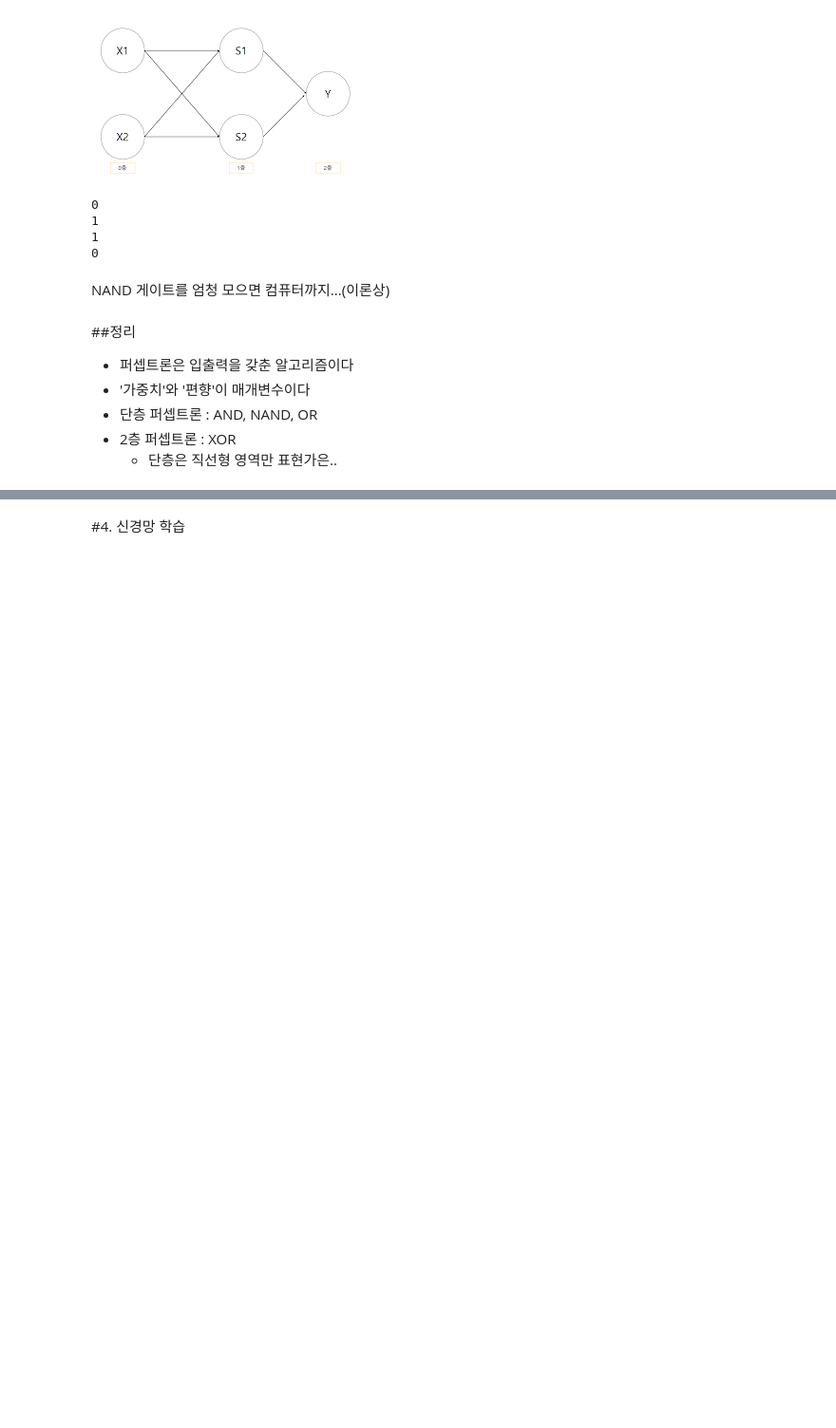
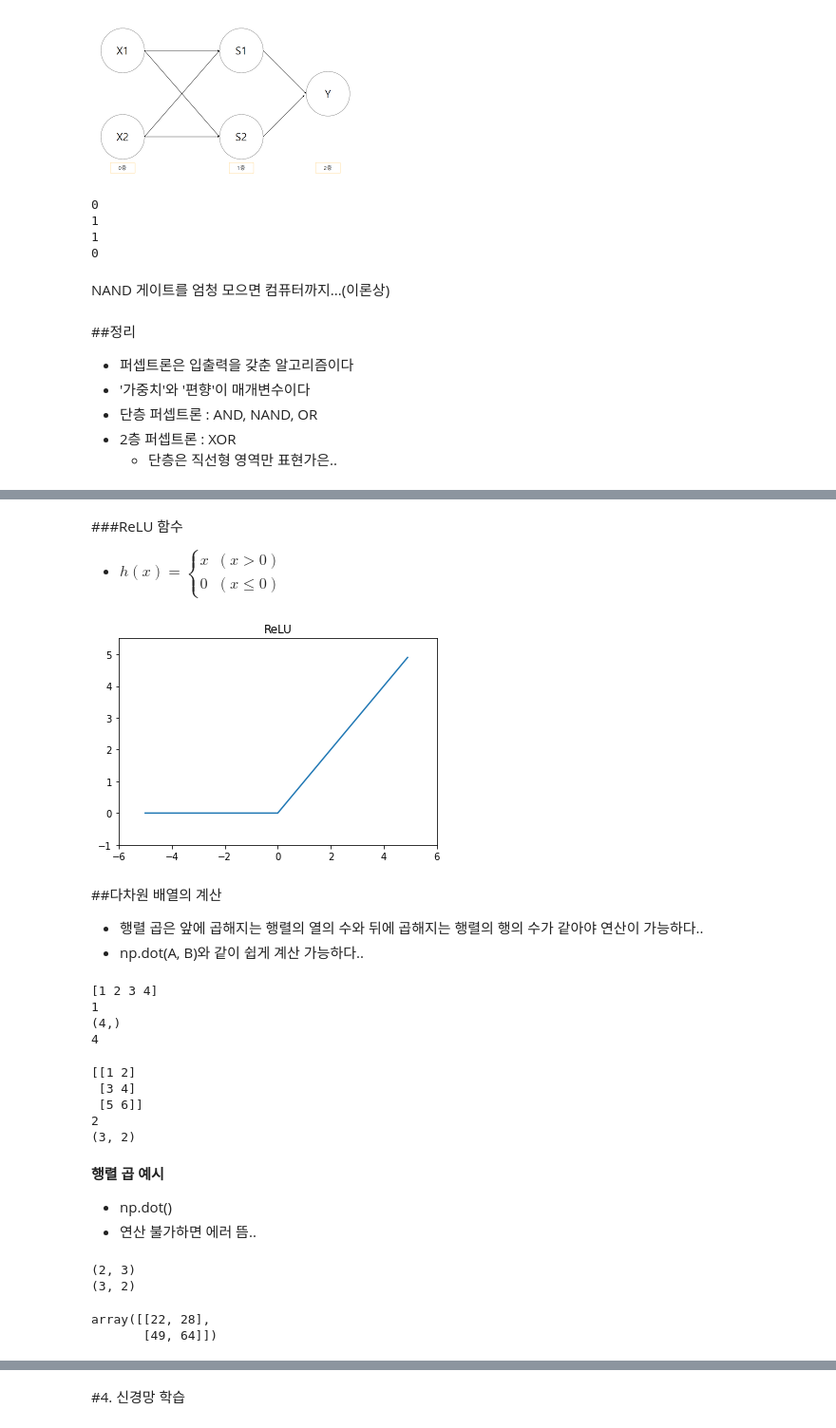
Before and after one commit to dong-tak123/Deep_Learning_From_Scratch, a Jupyter notebook: Deep_Learning_From_Scratch_1.ipynb, the cells around one changed output, grey strips where cells are left out. Shown at 95% size. Saved outputs shown, nothing was run; the diff lists cells and outputs as text; code cells hidden in the pictures; blank space fills up the shorter version.

```diff
--- a/Deep_Learning_From_Scratch_1.ipynb
+++ b/Deep_Learning_From_Scratch_1.ipynb
@@ -203,0 +309,74 @@ NAND 게이트를 엄청 모으면 컴퓨터까지...(이론상)
+# %% [markdown]
+###ReLU 함수
+
+- $
+h(x) = \begin{cases}x & (x > 0) \\
+0 & (x \le 0)
+\end{cases}
+$
+# %%
+def relu(x):
+    return np.maximum(0, x)
+# %%
+#그래프..
+
+x = np.arange(-5.0, 5.0, 0.1)
+y = relu(x)
+plt.plot(x, y)
+plt.xlim(-6, 6)
+plt.ylim(-1, 5.5)
+plt.title("ReLU")
+plt.show()
+# %% [output]
+[figure, added]
+# %% [markdown]
+##다차원 배열의 계산
+
+- 행렬 곱은 앞에 곱해지는 행렬의 열의 수와 뒤에 곱해지는 행렬의 행의 수가 같아야 연산이 가능하다..
+- np.dot(A, B)와 같이 쉽게 계산 가능하다..
+# %%
+#1차원 배열..
+
+A = np.array([1,2,3,4])
+print(A)
+print(np.ndim(A))
+print(A.shape)
+print(A.shape[0])
+# %% [output]
+[1 2 3 4]
+1
+(4,)
+4
+# %%
+#2차원 배열..
+
+B = np.array([[1,2],[3,4],[5,6]])
+print(B)
+print(np.ndim(B))
+print(B.shape)
+# %% [output]
+[[1 2]
+ [3 4]
+ [5 6]]
+2
+(3, 2)
+# %% [markdown]
+**행렬 곱 예시**
+
+- np.dot()
+- 연산 불가하면 에러 뜸..
+# %%
+#(2,3) * (3,2)의 행렬곱
+
+A = np.array([[1,2,3], [4,5,6]])
+print(A.shape)
+
+B = np.array([[1,2], [3,4], [5,6]])
+print(B.shape)
+
+np.dot(A, B)
+# %% [output]
+(2, 3)
+(3, 2)
+array([[22, 28],
+       [49, 64]])
```
Also changed, not shown: parts of 47 cells of this notebook.
